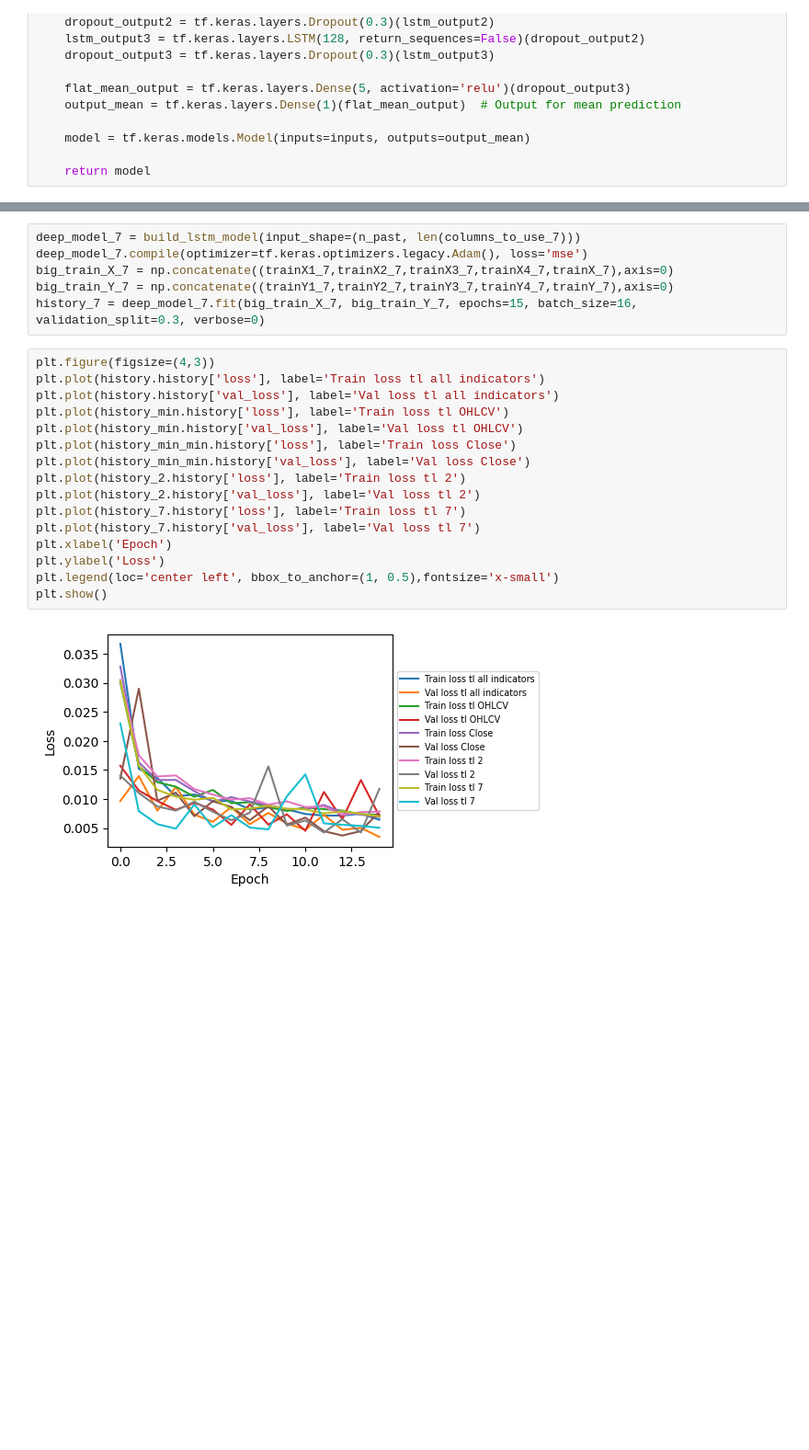
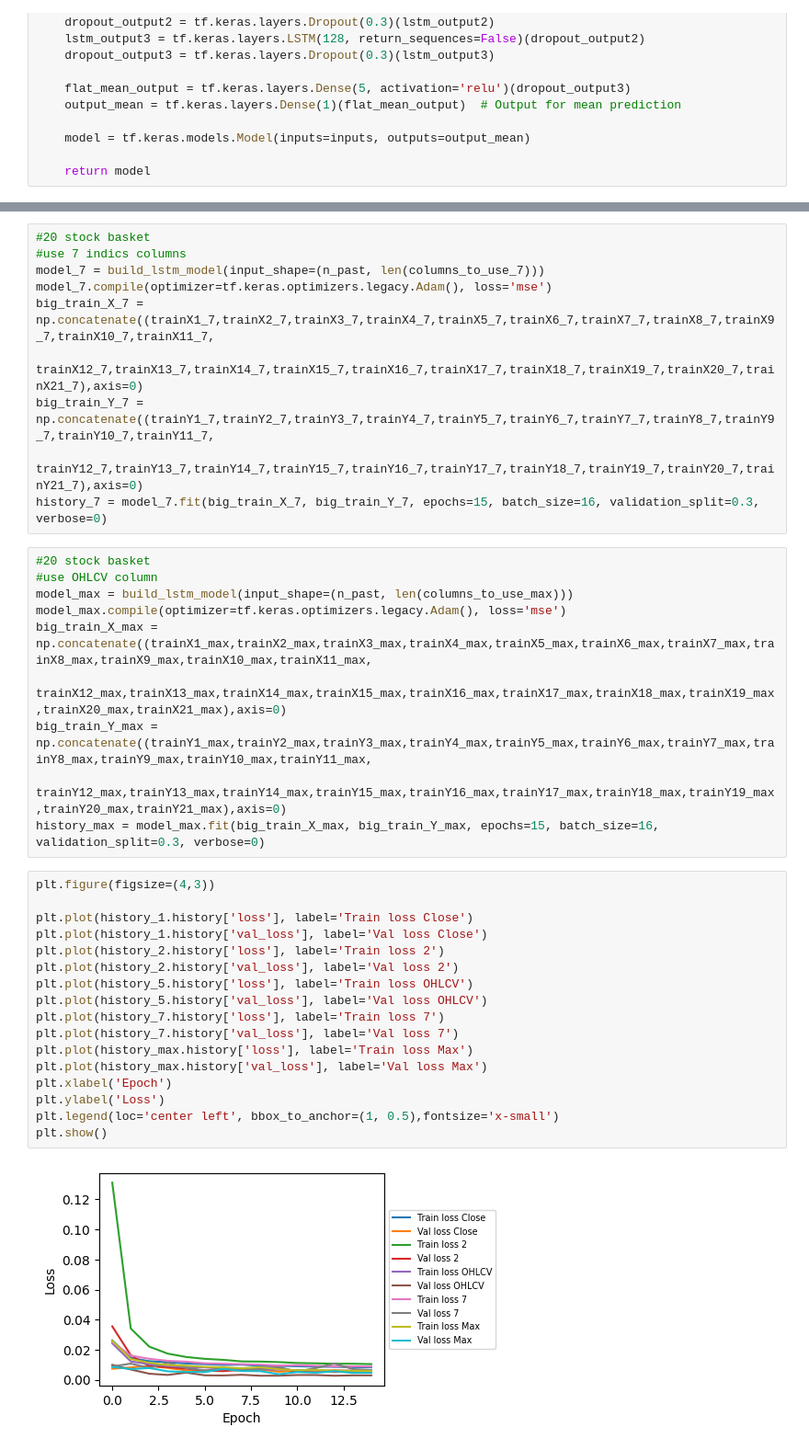
Before and after one commit to SMARTHEP/Secondment-Lightbox, a Jupyter notebook: notebooks/transfer-learn-lstm.ipynb, the cells around one changed output, grey strips where cells are left out. Shown at 92% size. Cells and saved outputs as stored; diff of their text form; blank space fills up the shorter version.

```diff
--- a/notebooks/transfer-learn-lstm.ipynb
+++ b/notebooks/transfer-learn-lstm.ipynb
@@ -269,27 +437,42 @@ history_2 = deep_model_2.fit(big_train_X_2, big_train_Y_2, epochs=15, batch_size
 # %%
-deep_model_7 = build_lstm_model(input_shape=(n_past, len(columns_to_use_7)))
-deep_model_7.compile(optimizer=tf.keras.optimizers.legacy.Adam(), loss='mse')
-big_train_X_7 = np.concatenate((trainX1_7,trainX2_7,trainX3_7,trainX4_7,trainX_7),axis=0)
-big_train_Y_7 = np.concatenate((trainY1_7,trainY2_7,trainY3_7,trainY4_7,trainY_7),axis=0)
-history_7 = deep_model_7.fit(big_train_X_7, big_train_Y_7, epochs=15, batch_size=16, validation_split=0.3, verbose=0)
+#20 stock basket
+#use 7 indics columns
+model_7 = build_lstm_model(input_shape=(n_past, len(columns_to_use_7)))
+model_7.compile(optimizer=tf.keras.optimizers.legacy.Adam(), loss='mse')
+big_train_X_7 = np.concatenate((trainX1_7,trainX2_7,trainX3_7,trainX4_7,trainX5_7,trainX6_7,trainX7_7,trainX8_7,trainX9_7,trainX10_7,trainX11_7,
+                                trainX12_7,trainX13_7,trainX14_7,trainX15_7,trainX16_7,trainX17_7,trainX18_7,trainX19_7,trainX20_7,trainX21_7),axis=0)
+big_train_Y_7 = np.concatenate((trainY1_7,trainY2_7,trainY3_7,trainY4_7,trainY5_7,trainY6_7,trainY7_7,trainY8_7,trainY9_7,trainY10_7,trainY11_7,
+                                trainY12_7,trainY13_7,trainY14_7,trainY15_7,trainY16_7,trainY17_7,trainY18_7,trainY19_7,trainY20_7,trainY21_7),axis=0)
+history_7 = model_7.fit(big_train_X_7, big_train_Y_7, epochs=15, batch_size=16, validation_split=0.3, verbose=0)
+# %%
+#20 stock basket
+#use OHLCV column
+model_max = build_lstm_model(input_shape=(n_past, len(columns_to_use_max)))
+model_max.compile(optimizer=tf.keras.optimizers.legacy.Adam(), loss='mse')
+big_train_X_max = np.concatenate((trainX1_max,trainX2_max,trainX3_max,trainX4_max,trainX5_max,trainX6_max,trainX7_max,trainX8_max,trainX9_max,trainX10_max,trainX11_max,
+                                trainX12_max,trainX13_max,trainX14_max,trainX15_max,trainX16_max,trainX17_max,trainX18_max,trainX19_max,trainX20_max,trainX21_max),axis=0)
+big_train_Y_max = np.concatenate((trainY1_max,trainY2_max,trainY3_max,trainY4_max,trainY5_max,trainY6_max,trainY7_max,trainY8_max,trainY9_max,trainY10_max,trainY11_max,
+                                trainY12_max,trainY13_max,trainY14_max,trainY15_max,trainY16_max,trainY17_max,trainY18_max,trainY19_max,trainY20_max,trainY21_max),axis=0)
+history_max = model_max.fit(big_train_X_max, big_train_Y_max, epochs=15, batch_size=16, validation_split=0.3, verbose=0)
 # %%
 plt.figure(figsize=(4,3))
-plt.plot(history.history['loss'], label='Train loss tl all indicators')
-plt.plot(history.history['val_loss'], label='Val loss tl all indicators')
-plt.plot(history_min.history['loss'], label='Train loss tl OHLCV')
-plt.plot(history_min.history['val_loss'], label='Val loss tl OHLCV')
-plt.plot(history_min_min.history['loss'], label='Train loss Close')
-plt.plot(history_min_min.history['val_loss'], label='Val loss Close')
-plt.plot(history_2.history['loss'], label='Train loss tl 2')
-plt.plot(history_2.history['val_loss'], label='Val loss tl 2')
-plt.plot(history_7.history['loss'], label='Train loss tl 7')
-plt.plot(history_7.history['val_loss'], label='Val loss tl 7')
+
+plt.plot(history_1.history['loss'], label='Train loss Close')
+plt.plot(history_1.history['val_loss'], label='Val loss Close')
+plt.plot(history_2.history['loss'], label='Train loss 2')
+plt.plot(history_2.history['val_loss'], label='Val loss 2')
+plt.plot(history_5.history['loss'], label='Train loss OHLCV')
+plt.plot(history_5.history['val_loss'], label='Val loss OHLCV')
+plt.plot(history_7.history['loss'], label='Train loss 7')
+plt.plot(history_7.history['val_loss'], label='Val loss 7')
+plt.plot(history_max.history['loss'], label='Train loss Max')
+plt.plot(history_max.history['val_loss'], label='Val loss Max')
 plt.xlabel('Epoch')
 plt.ylabel('Loss')
 plt.legend(loc='center left', bbox_to_anchor=(1, 0.5),fontsize='x-small')
 plt.show()
 # %% [output]
-[figure, old version]
+[figure, new version]
 # %%
 # train_end_date = '2017-12-31'
 print(train_end_date)
```
Also changed, not shown: parts of 34 cells of this notebook, 3 other files.
